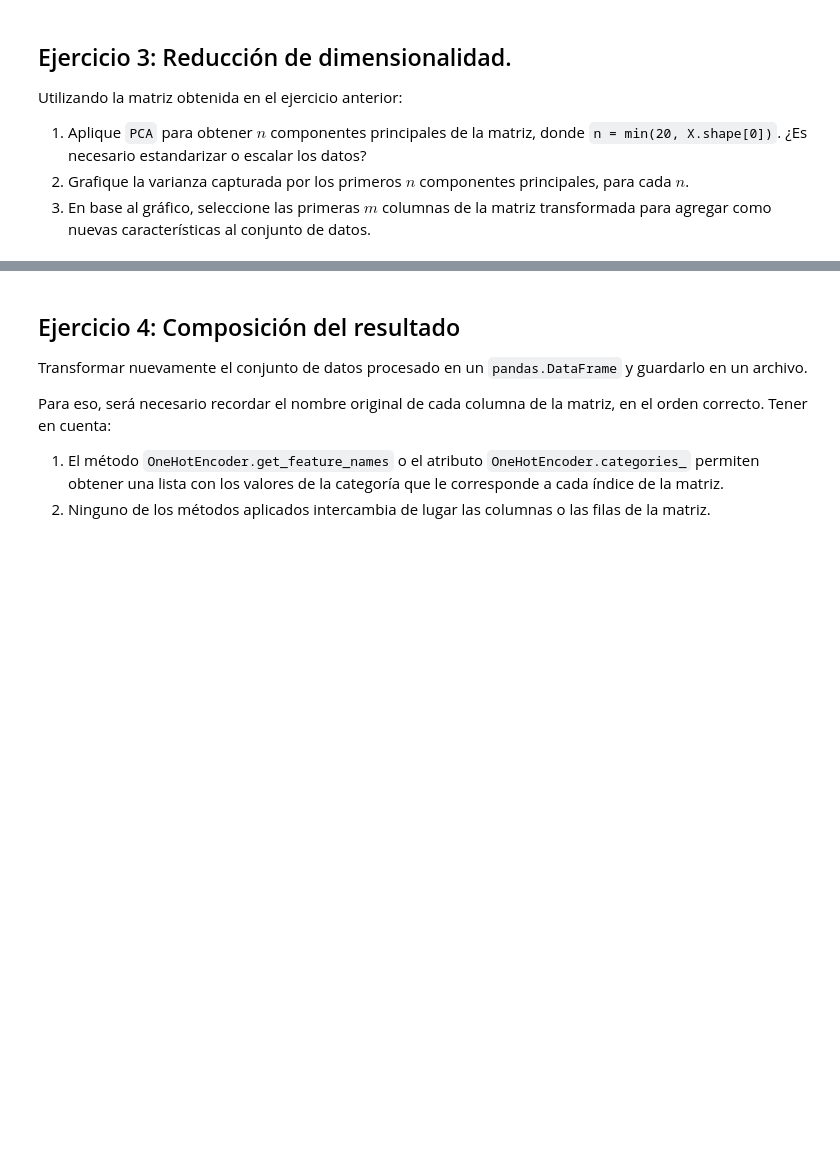
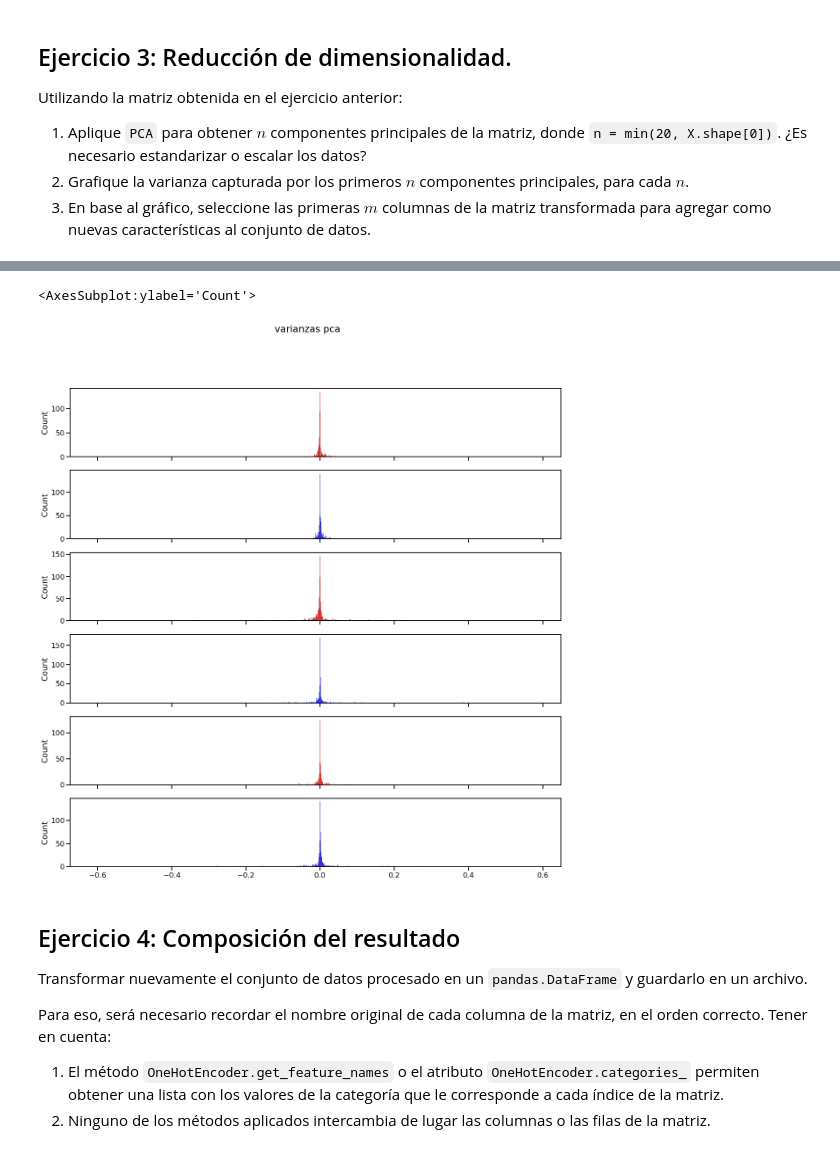
Before and after one commit to eliasexequiel/diplodatos, a Jupyter notebook: 02_analisis_y_curacion/entregable_parte2_wolfmann.ipynb, the cells around one changed output, grey strips where cells are left out. Drawn from its saved outputs; the diff is of its cells as text; code cells hidden in the pictures; blank space fills up the shorter version.

```diff
--- a/02_analisis_y_curacion/entregable_parte2_wolfmann.ipynb
+++ b/02_analisis_y_curacion/entregable_parte2_wolfmann.ipynb
@@ -255,3 +356,17 @@ Utilizando la matriz obtenida en el ejercicio anterior:
+# %%
+fig, axes = plt.subplots(6, figsize=(20, 20),sharex=True)
+fig.suptitle('varianzas pca')
+color1='red'
+color2='blue'
+seaborn.histplot(ax=axes[0], x=pca.components_[0,:], color=color1)
+seaborn.histplot(ax=axes[1], x=pca.components_[1,:], color=color2)
+seaborn.histplot(ax=axes[2], x=pca.components_[2,:], color=color1)
+seaborn.histplot(ax=axes[3], x=pca.components_[3,:], color=color2)
+seaborn.histplot(ax=axes[4], x=pca.components_[4,:], color=color1)
+seaborn.histplot(ax=axes[5], x=pca.components_[5,:], color=color2)
+# %% [output]
+<AxesSubplot:ylabel='Count'>
+[figure, added]
 # %% [markdown]
 ## Ejercicio 4: Composición del resultado
 
```
Also changed, not shown: parts of 17 cells of this notebook, 1 other file.
